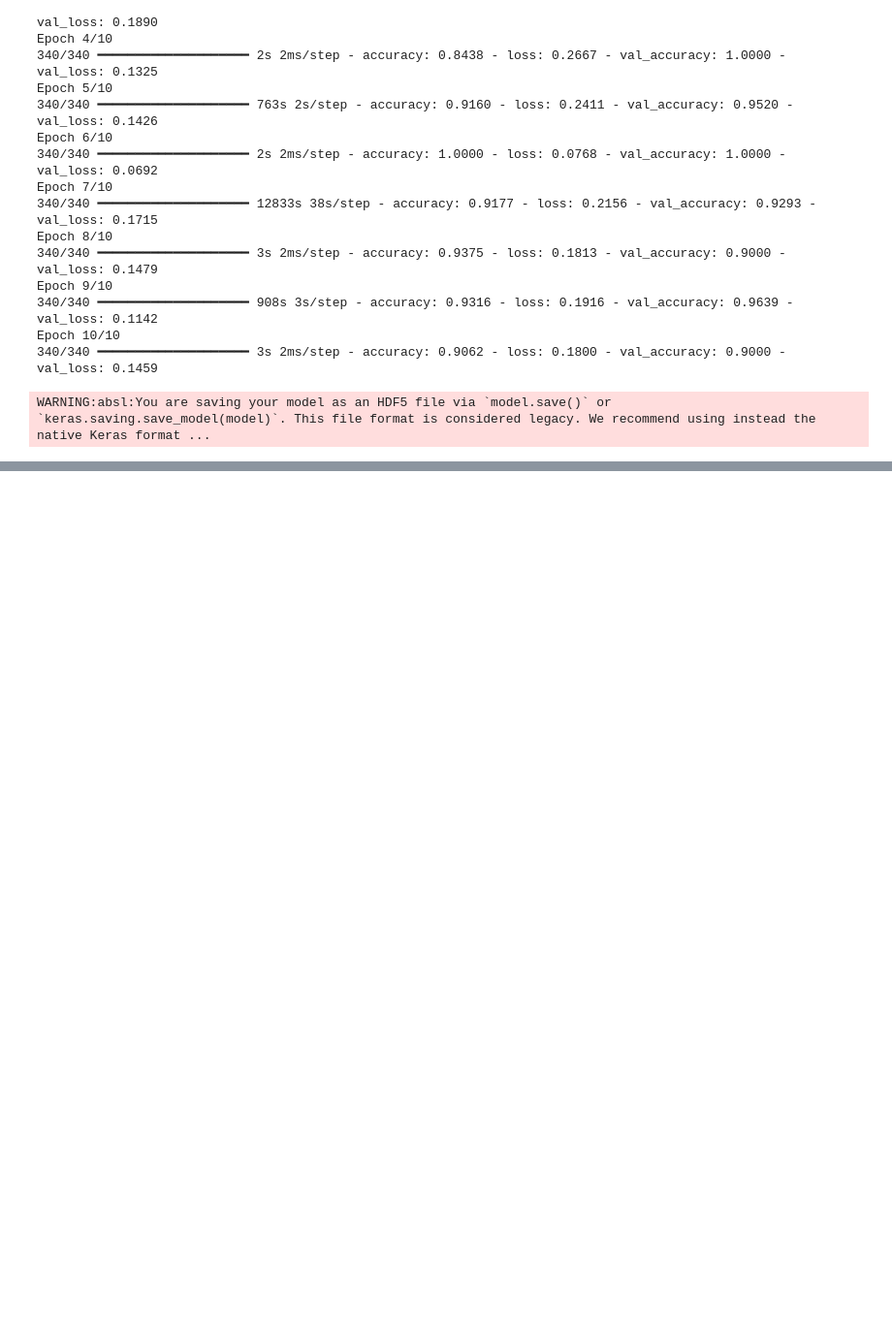
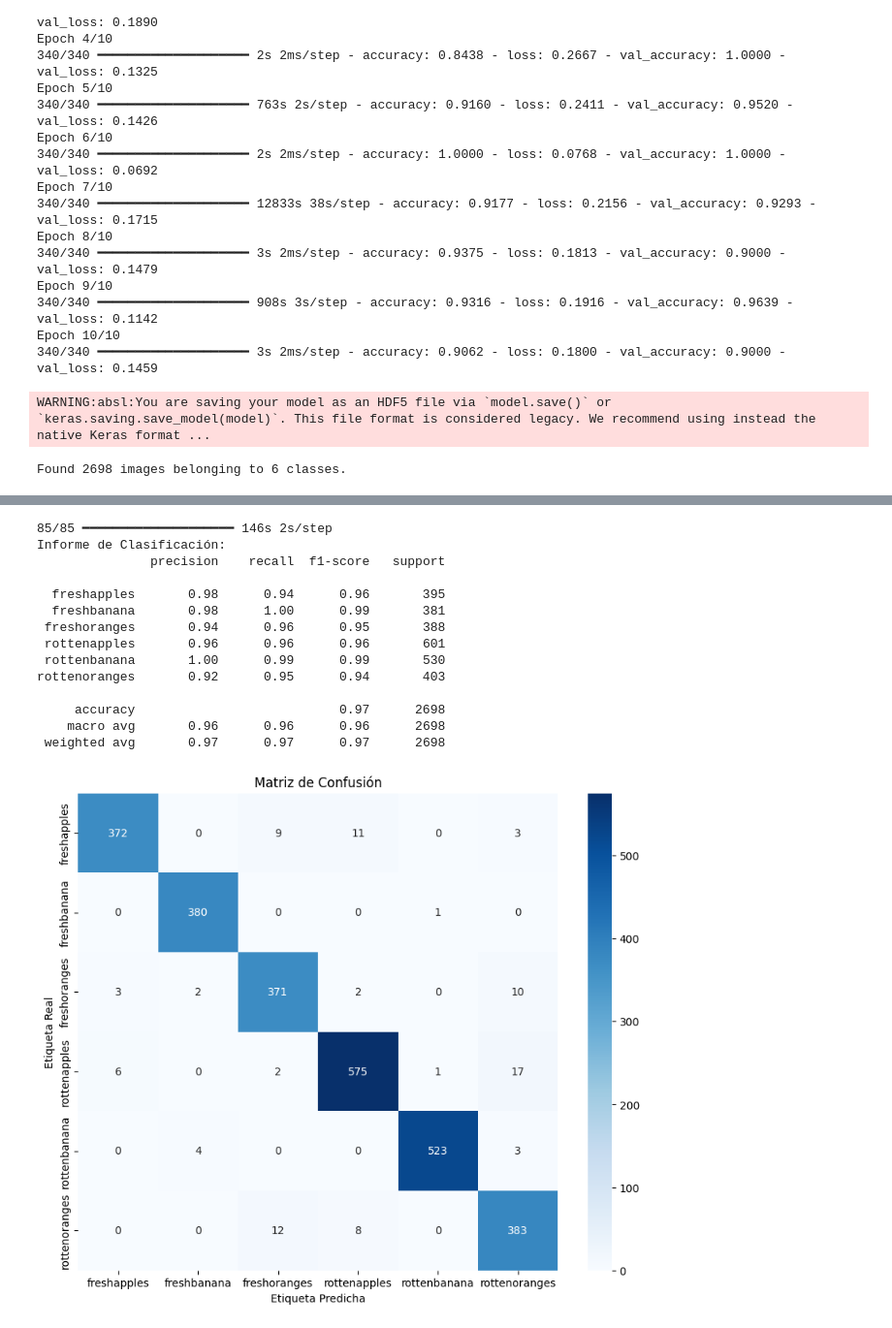
Before and after one commit to Gabriel1634021/Fruit_Classification, a Jupyter notebook: classification.ipynb, the cells around one changed output, grey strips where cells are left out. Shown: that part at 97% size. Saved outputs shown, nothing was run; the diff lists cells and outputs as text; code cells hidden in the pictures; blank space fills up the shorter version.

```diff
--- a/classification.ipynb
+++ b/classification.ipynb
@@ -511,3 +511,54 @@ Epoch 9/10
 Epoch 10/10
 340/340 ━━━━━━━━━━━━━━━━━━━━ 3s 2ms/step - accuracy: 0.9062 - loss: 0.1800 - val_accuracy: 0.9000 - val_loss: 0.1459
 WARNING:absl:You are saving your model as an HDF5 file via `model.save()` or `keras.saving.save_model(model)`. This file format is considered legacy. We recommend using instead the native Keras format ...
+# %%
+import tensorflow as tf
+from sklearn.metrics import classification_report, confusion_matrix
+import numpy as np
+import seaborn as sns
+import matplotlib.pyplot as plt
+from tensorflow.keras.preprocessing.image import ImageDataGenerator
+
+# Directorio de prueba
+test_dir = '.gitignore/dataset/test'
+
+# Crear generador de datos para validación
+val_datagen = ImageDataGenerator(rescale=1./255)
+
+validation_generator = val_datagen.flow_from_directory(
+    test_dir,
+    target_size=(224, 224),
+    batch_size=32,
+    class_mode='categorical',
+    shuffle=False  # Importante para mantener el orden de las etiquetas
+)
+
+# Cargar el modelo entrenado
+model = tf.keras.models.load_model('fruit_classification_model.h5')
+
+# Generar predicciones con el conjunto de validación
+validation_generator.reset()  # Reiniciar el generador
+predictions = model.predict(validation_generator, steps=validation_generator.samples // validation_generator.batch_size + 1)
+predicted_classes = np.argmax(predictions, axis=1)
+
+# Obtener las etiquetas reales
+true_classes = validation_generator.classes
+class_labels = list(validation_generator.class_indices.keys())
+
+# Generar el informe de clasificación
+report = classification_report(true_classes, predicted_classes, target_names=class_labels)
+print("Informe de Clasificación:")
+print(report)
+
+# Matriz de confusión
+conf_matrix = confusion_matrix(true_classes, predicted_classes)
+
+# Visualizar la matriz de confusión
+plt.figure(figsize=(10, 8))
+sns.heatmap(conf_matrix, annot=True, fmt="d", cmap="Blues", xticklabels=class_labels, yticklabels=class_labels)
+plt.title('Matriz de Confusión')
+plt.ylabel('Etiqueta Real')
+plt.xlabel('Etiqueta Predicha')
+plt.show()
+# %% [output]
+Found 2698 images belonging to 6 classes.
@@ -513,0 +566,15 @@ WARNING:absl:You are saving your model as an HDF5 file via `model.save()` or `ke
+85/85 ━━━━━━━━━━━━━━━━━━━━ 146s 2s/step
+Informe de Clasificación:
+               precision    recall  f1-score   support
+
+  freshapples       0.98      0.94      0.96       395
+  freshbanana       0.98      1.00      0.99       381
+ freshoranges       0.94      0.96      0.95       388
+ rottenapples       0.96      0.96      0.96       601
+ rottenbanana       1.00      0.99      0.99       530
+rottenoranges       0.92      0.95      0.94       403
+
+     accuracy                           0.97      2698
+    macro avg       0.96      0.96      0.96      2698
+ weighted avg       0.97      0.97      0.97      2698
+[figure, added]
```
Also changed, not shown: parts of 1 cell of this notebook.
